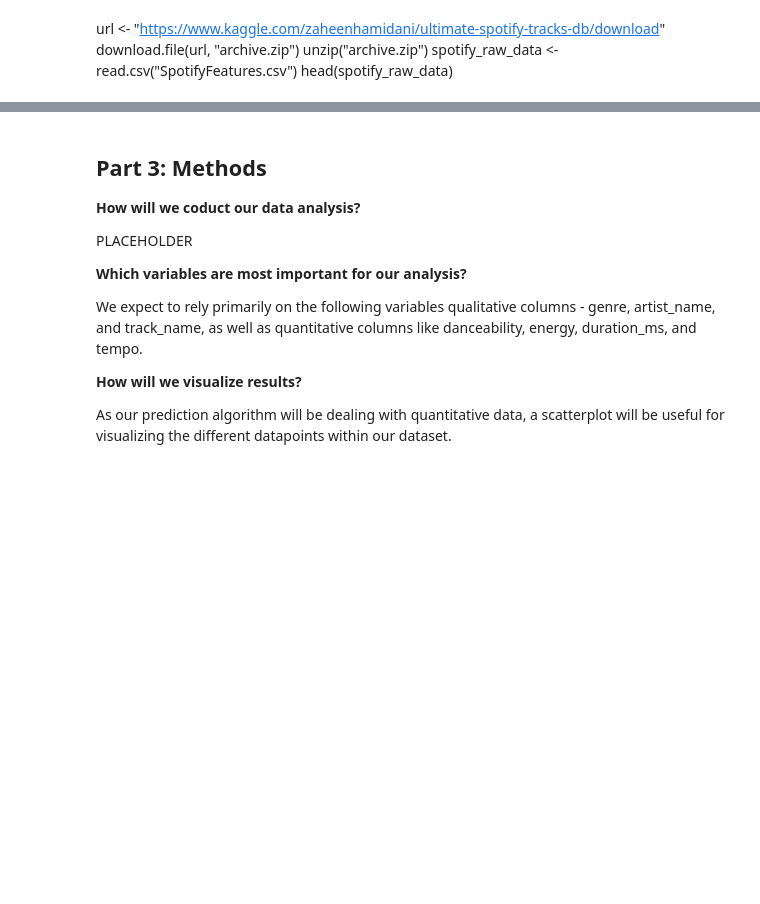
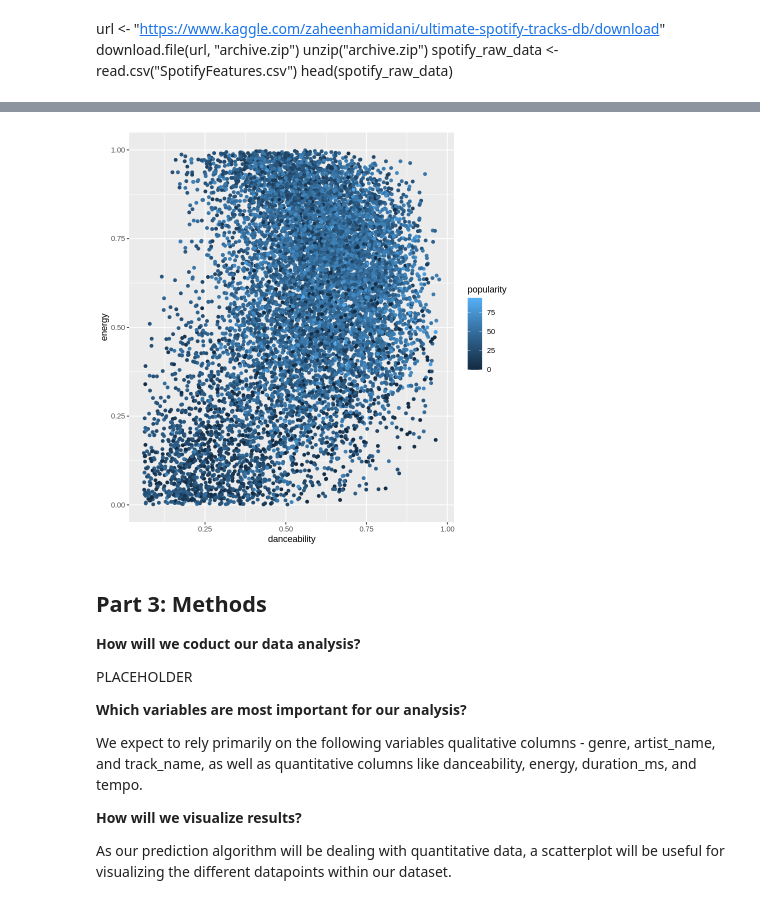
Before and after one commit to niickmerc/DSCI100-Group-Final, a Jupyter notebook: ProjectProposal.ipynb, the cells around one changed output, grey strips where cells are left out. Cells and saved outputs as stored; diff of their text form; code cells hidden in the pictures; blank space fills up the shorter version.

```diff
--- a/ProjectProposal.ipynb
+++ b/ProjectProposal.ipynb
@@ -72,3 +79,14 @@ A spec_tbl_df: 232674 × 18
+# %%
+spotify_random_sample = spotify_raw_data %>%
+                        slice_sample(n = 10000)
+
+spotify_random_plot = spotify_random_sample %>%
+                    ggplot(aes(x = danceability, y = energy, color = popularity)) +
+                    geom_point()
+
+spotify_random_plot
+# %% [output]
+[figure, added]
 # %% [markdown]
 ## Part 3: Methods
 
```
Also changed, not shown: parts of 1 cell of this notebook.
